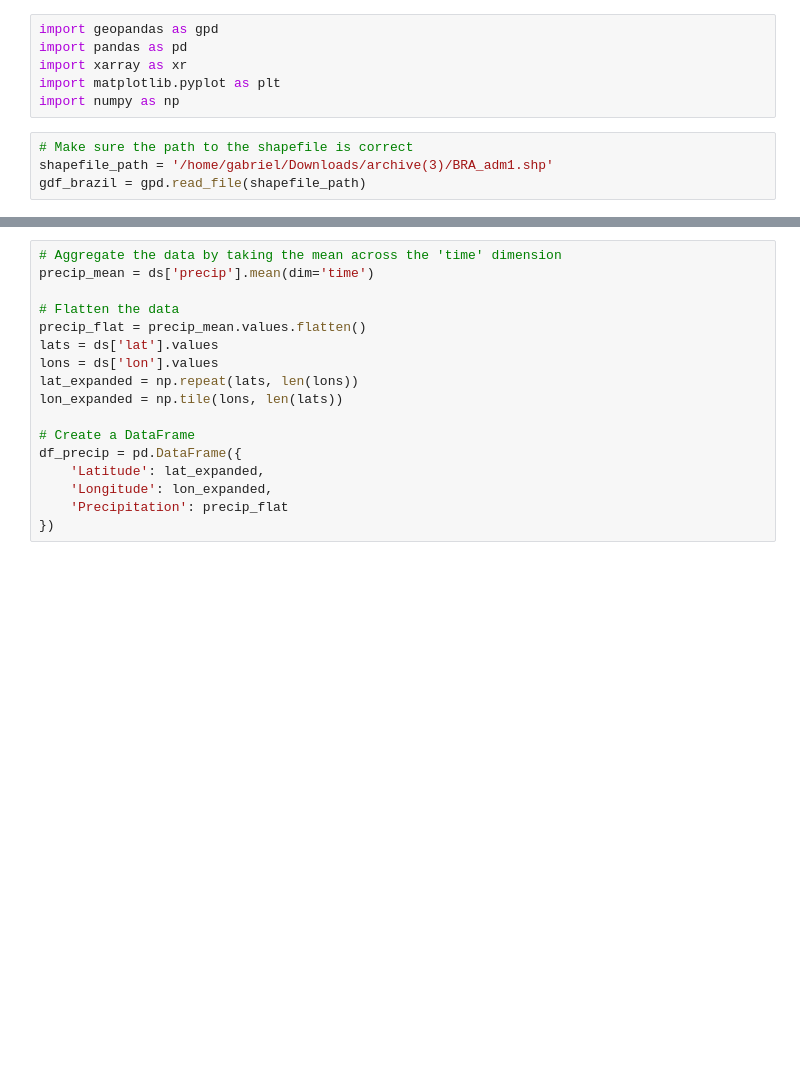
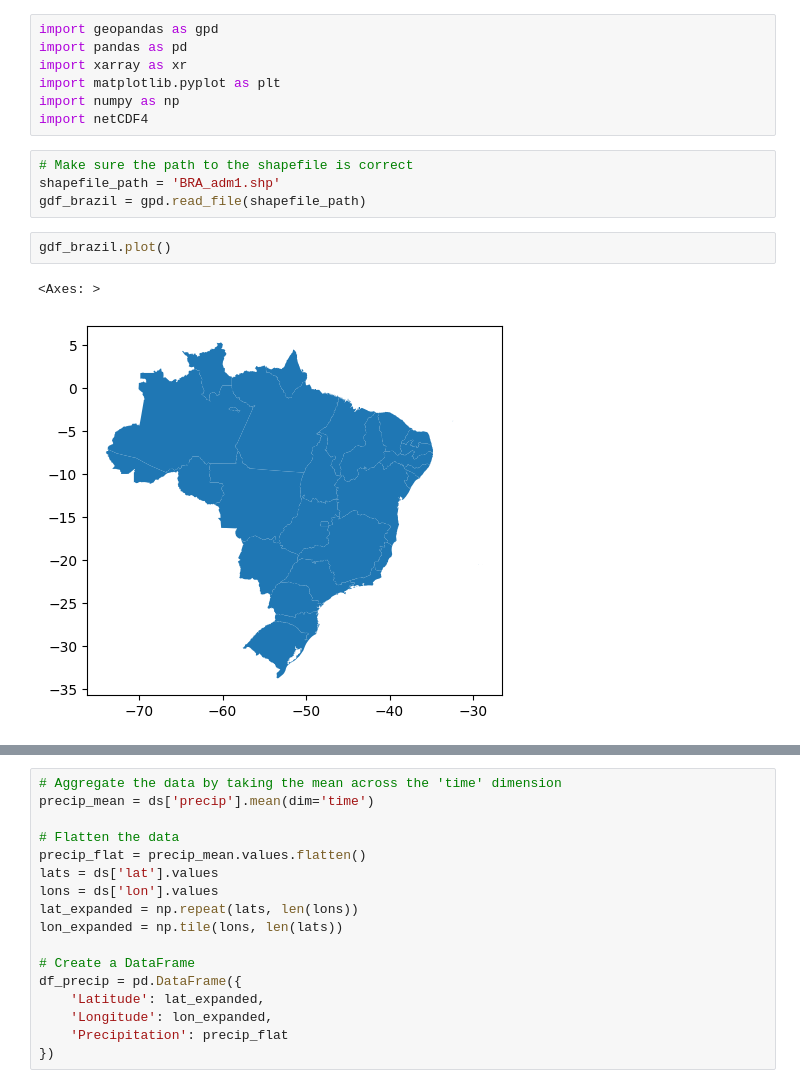
Before and after one commit to daivero/climate_analy, a Jupyter notebook: climate_tests_prec/pr.ipynb, the cells around one changed output, grey strips where cells are left out. Drawn from its saved outputs; the diff is of its cells as text; blank space fills up the shorter version.

Commit message:
plot precipitacao

```diff
--- a/climate_tests_prec/pr.ipynb
+++ b/climate_tests_prec/pr.ipynb
@@ -4,7 +24,13 @@ import pandas as pd
 import xarray as xr
 import matplotlib.pyplot as plt
 import numpy as np
+import netCDF4
 # %%
 # Make sure the path to the shapefile is correct
-shapefile_path = '/home/gabriel/Downloads/archive(3)/BRA_adm1.shp'
+shapefile_path = 'BRA_adm1.shp'
 gdf_brazil = gpd.read_file(shapefile_path)
+# %%
+gdf_brazil.plot()
+# %% [output]
+<Axes: >
+[figure, added]
```
Also changed, not shown: parts of 20 cells of this notebook, 1 other file.
